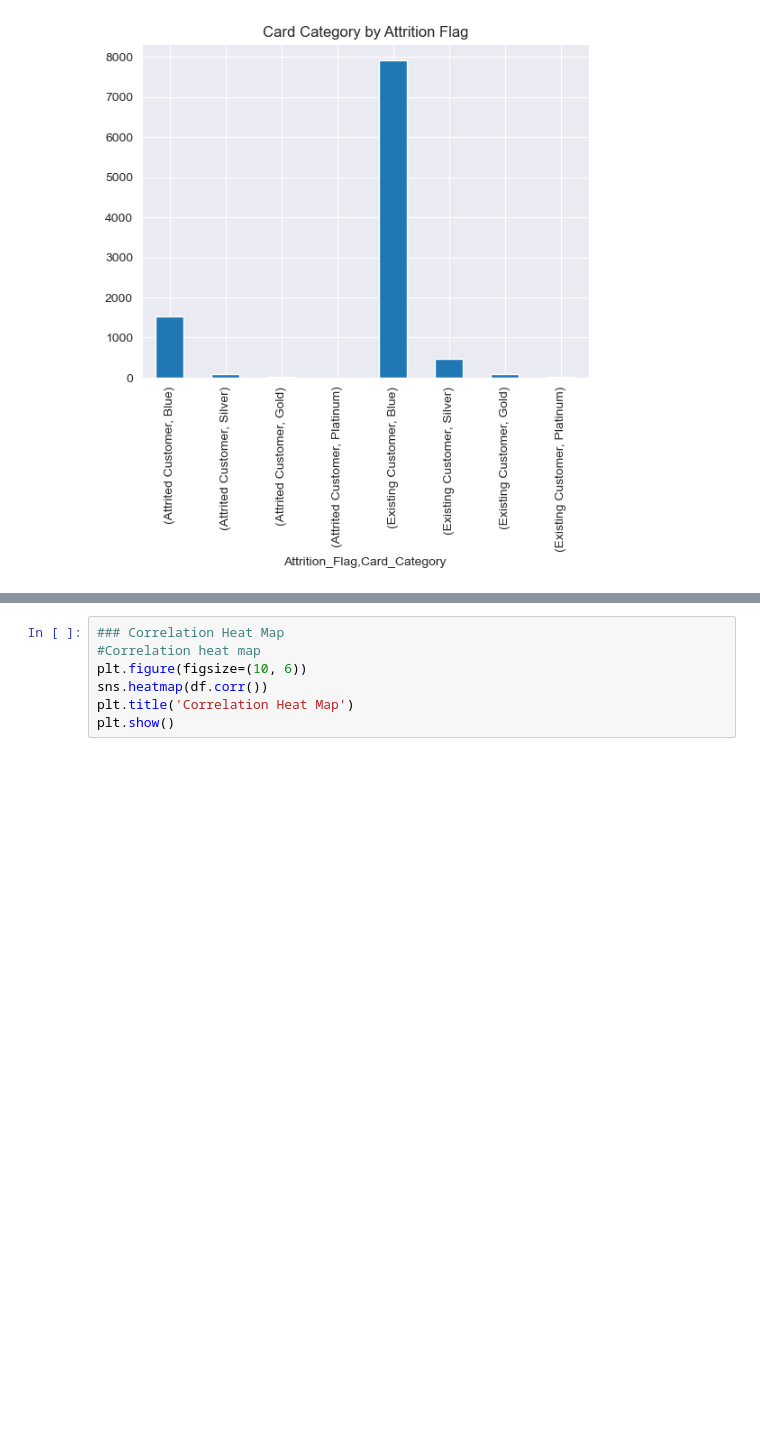
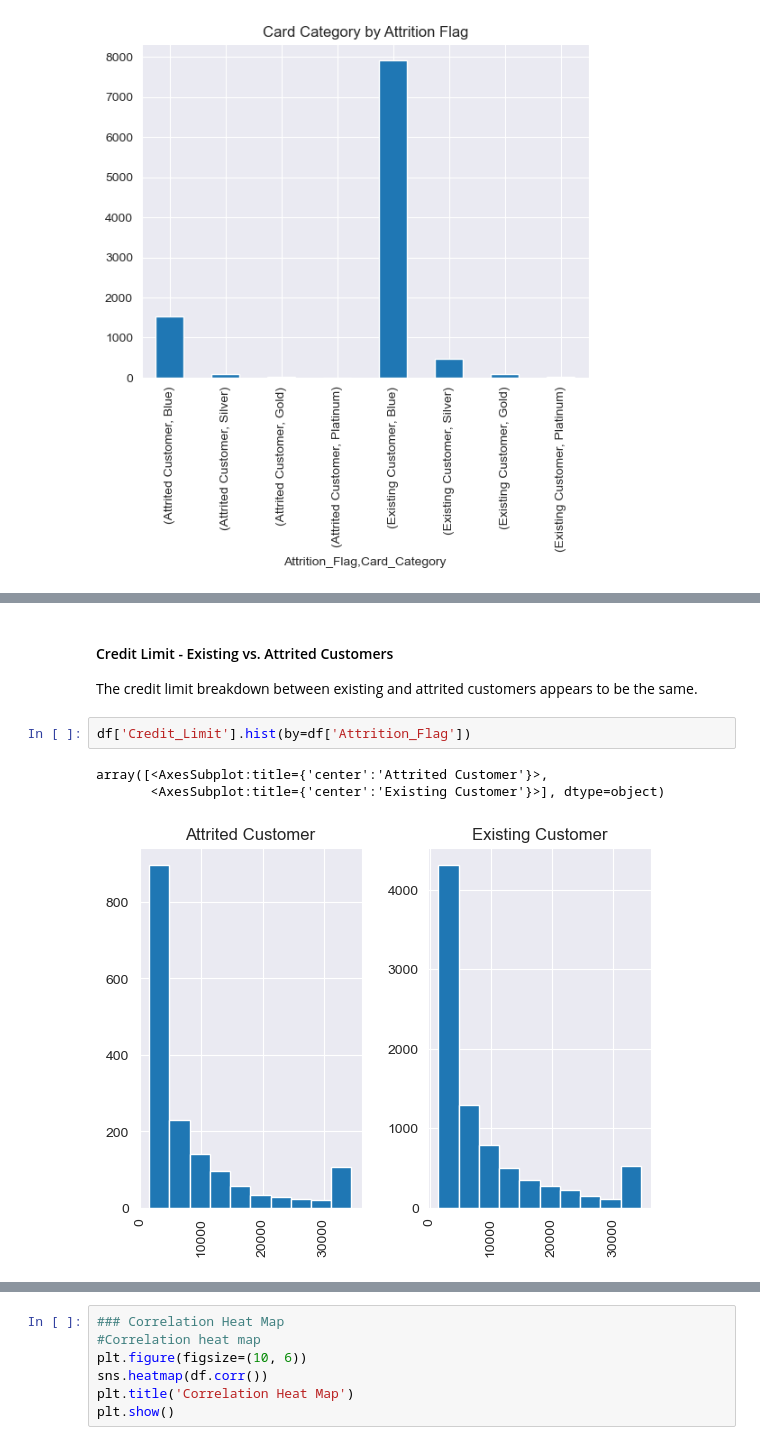
Before and after one commit to alsuarezvu/dsc540_ml_project, a Jupyter notebook: BankChurn.ipynb, the cells around one changed output, grey strips where cells are left out. Cells and saved outputs as stored; diff of their text form; blank space fills up the shorter version.

```diff
--- a/BankChurn.ipynb
+++ b/BankChurn.ipynb
@@ -316,0 +354,10 @@ df_attrition_gender.plot.bar(x='Attrition_Flag', stacked=True, title='Card Categ
+# %% [markdown]
+#### Credit Limit - Existing vs. Attrited Customers
+
+The credit limit breakdown between existing and attrited customers appears to be the same.
+# %%
+df['Credit_Limit'].hist(by=df['Attrition_Flag'])
+# %% [output]
+array([<AxesSubplot:title={'center':'Attrited Customer'}>,
+       <AxesSubplot:title={'center':'Existing Customer'}>], dtype=object)
+[figure, added]
```
Also changed, not shown: parts of 56 cells of this notebook.
